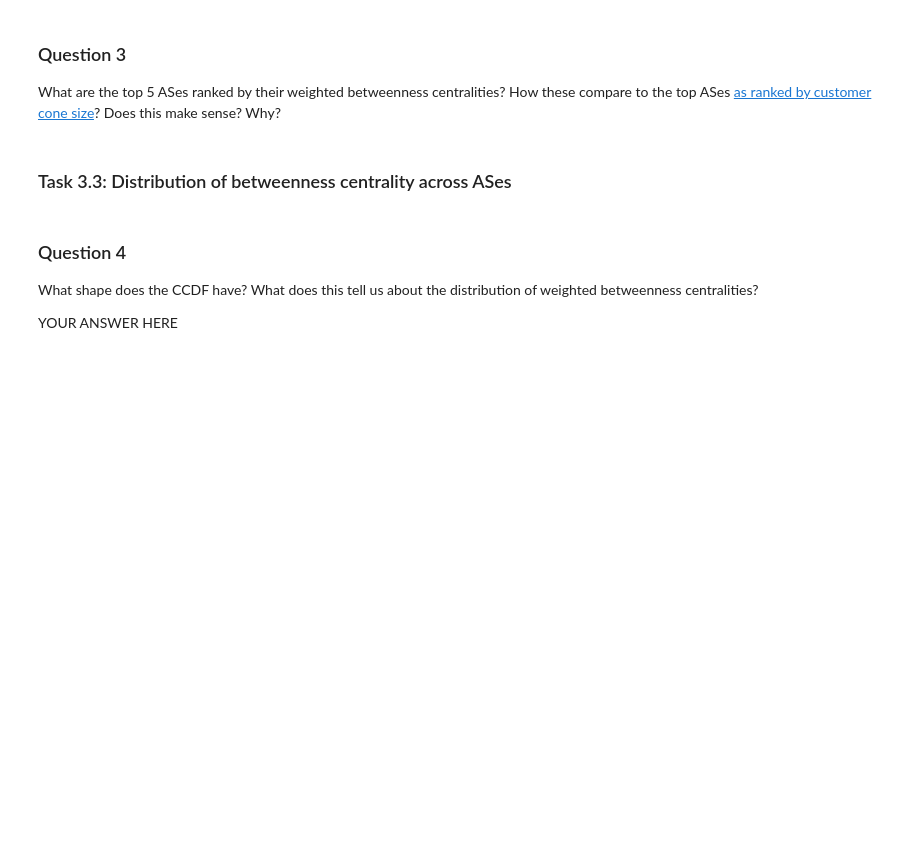
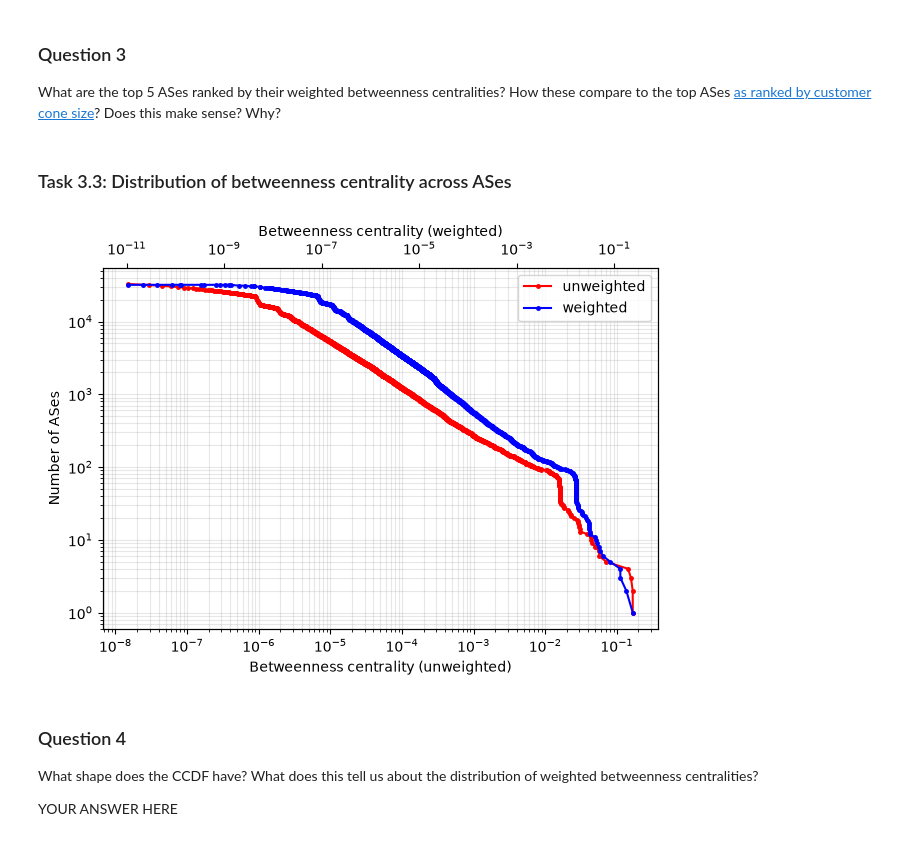
Before and after one commit to luyuanfan/nids-as-centrality, a Jupyter notebook: nids-as-centrality-refactored.ipynb, the cells around one changed output. Drawn from its saved outputs; the diff is of its cells as text; code cells hidden in the pictures; blank space fills up the shorter version.

```diff
--- a/nids-as-centrality-refactored.ipynb
+++ b/nids-as-centrality-refactored.ipynb
@@ -294,7 +294,7 @@ bc_df_enriched = (
         uw_rank=lambda df: df['uw'].rank(ascending=False).astype(int),
         w_rank=lambda df: df['w'].rank(ascending=False).astype(int)
     )
-    .reindex(columns=["asn","name","country","uw","w","uw_rank","w_rank"])
+    .reindex(columns=["w_rank","uw_rank","asn","name","country","uw","w"])
     .sort_values("w", ascending=False)
     .reset_index(drop=True)
 )
@@ -330,34 +345,36 @@ for xi in x_bc_uw:
 """
 CCDF for weighted betweenness centrality.
 TODO: add some hints.
 """
 bc_w_list = [v for v in bc_df_enriched["w"] if v > 0]
 bc_w_dist = Counter(bc_w_list)
 x_bc_w = sorted(bc_w_dist.keys())
 y_bc_w = []
 remaining = len(bc_w_list)
 for xi in x_bc_w:
     y_bc_w.append(remaining)
     remaining -= bc_w_dist[xi]
 
 fig, ax1 = plt.subplots()
 ax1.plot(x_bc_uw, y_bc_uw, marker=".", markersize=5, color="red", label="unweighted")
 ax1.set_xscale("log")
 ax1.set_yscale("log")
 ax1.set_xlabel("Betweenness centrality (unweighted)")
 ax1.set_ylabel("Number of ASes")
 
 ax2 = ax1.twiny()
 ax2.plot(x_bc_w, y_bc_w, marker=".", markersize=5, color="blue", label="weighted")
 ax2.set_xscale("log")
 ax2.set_xlabel("Betweenness centrality (weighted)")
 
-lines1, labels1 = ax1.get_legend_handles_labels()xw
+lines1, labels1 = ax1.get_legend_handles_labels()
 lines2, labels2 = ax2.get_legend_handles_labels()
 ax1.legend(lines1 + lines2, labels1 + labels2)
 ax1.grid(True, which="both", alpha=0.3)
 fig.tight_layout()
 plt.show()
+# %% [output]
+[figure, added]
 # %% [markdown]
 ### Question 4
 What shape does the CCDF have? What does this tell us about the distribution of weighted betweenness centralities?
```
Also changed, not shown: parts of 5 cells of this notebook.
